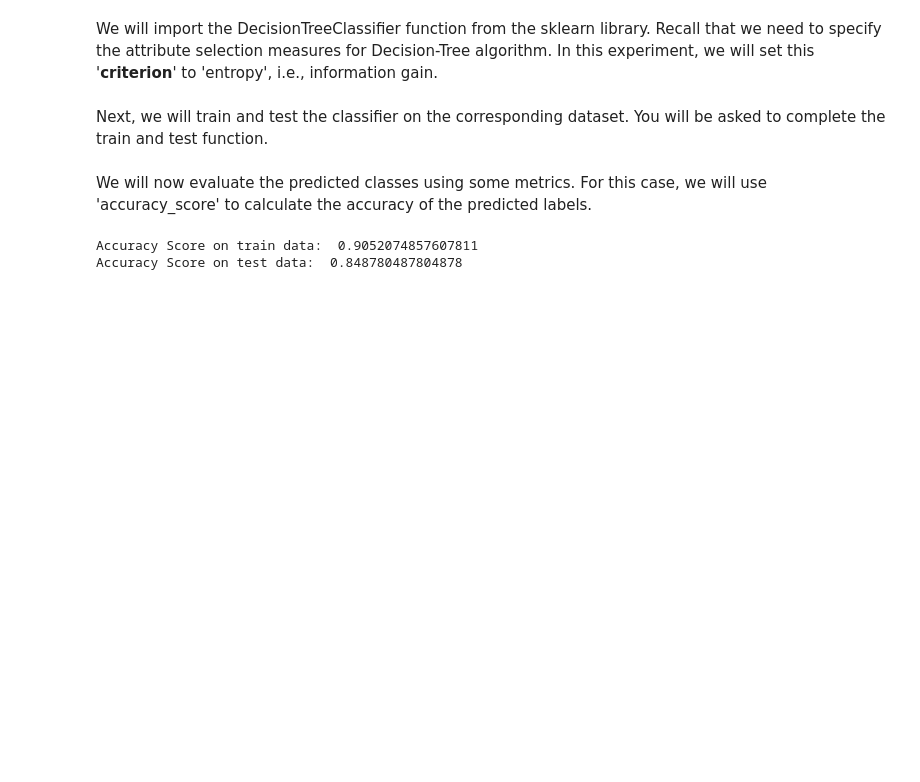
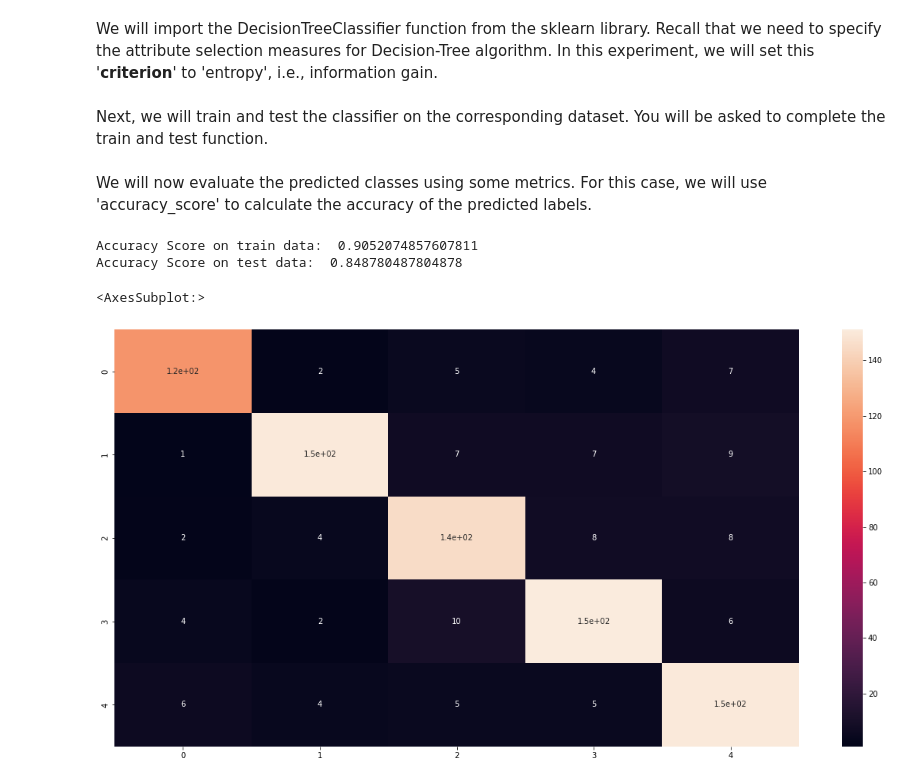
Before and after one commit to PDA44719/AMLS_ELEC0134, a Jupyter notebook: Task B2.ipynb, the cells around one changed output. Cells and saved outputs as stored; diff of their text form; code cells hidden in the pictures; blank space fills up the shorter version.

Commit message:
Plot the confussion matrix of the model with the highest accuracy (bagging classifier).

```diff
--- a/Task B2.ipynb
+++ b/Task B2.ipynb
@@ -387,3 +387,12 @@ print('Accuracy Score on test data: ', accuracy_score(y_true=testing_labels, y_p
 # %% [output]
 Accuracy Score on train data:  0.9052074857607811
 Accuracy Score on test data:  0.848780487804878
+# %%
+from sklearn.metrics import confusion_matrix
+import seaborn as sns
+cm = confusion_matrix(testing_labels, predicted_labels)
+plt.figure(figsize = (20, 10))
+sns.heatmap(cm, annot = True)
+# %% [output]
+<AxesSubplot:>
+[figure, added]
```
Also changed, not shown: parts of 2 cells of this notebook.
